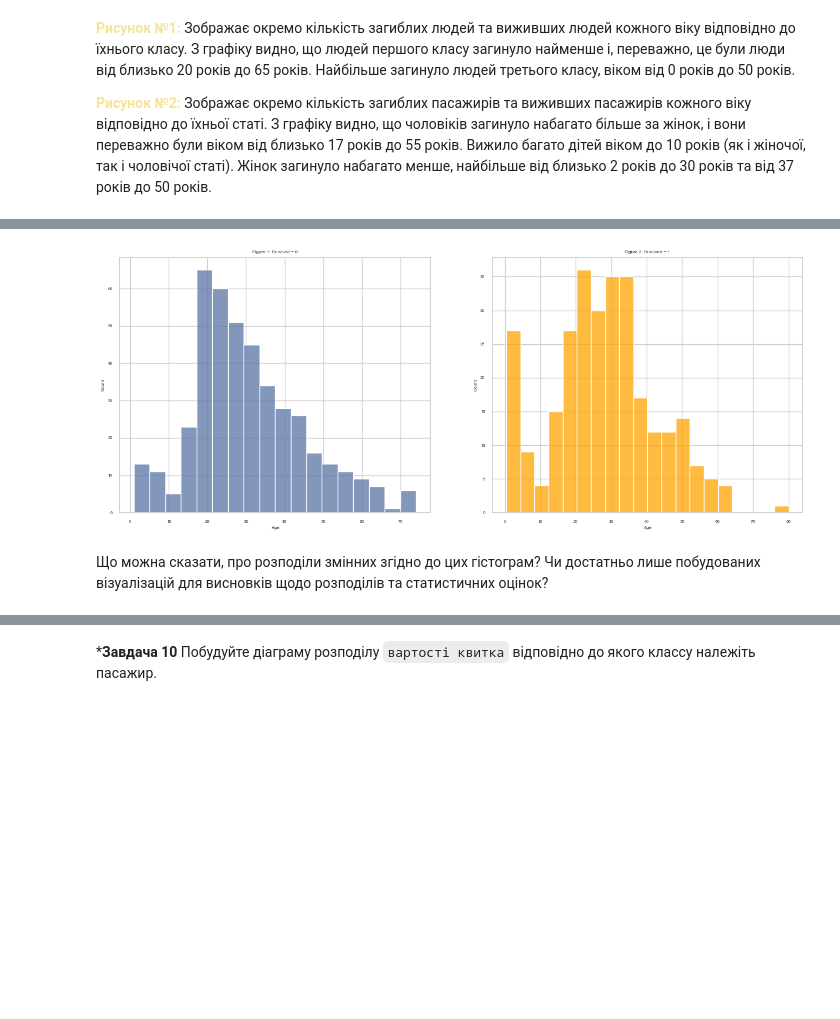
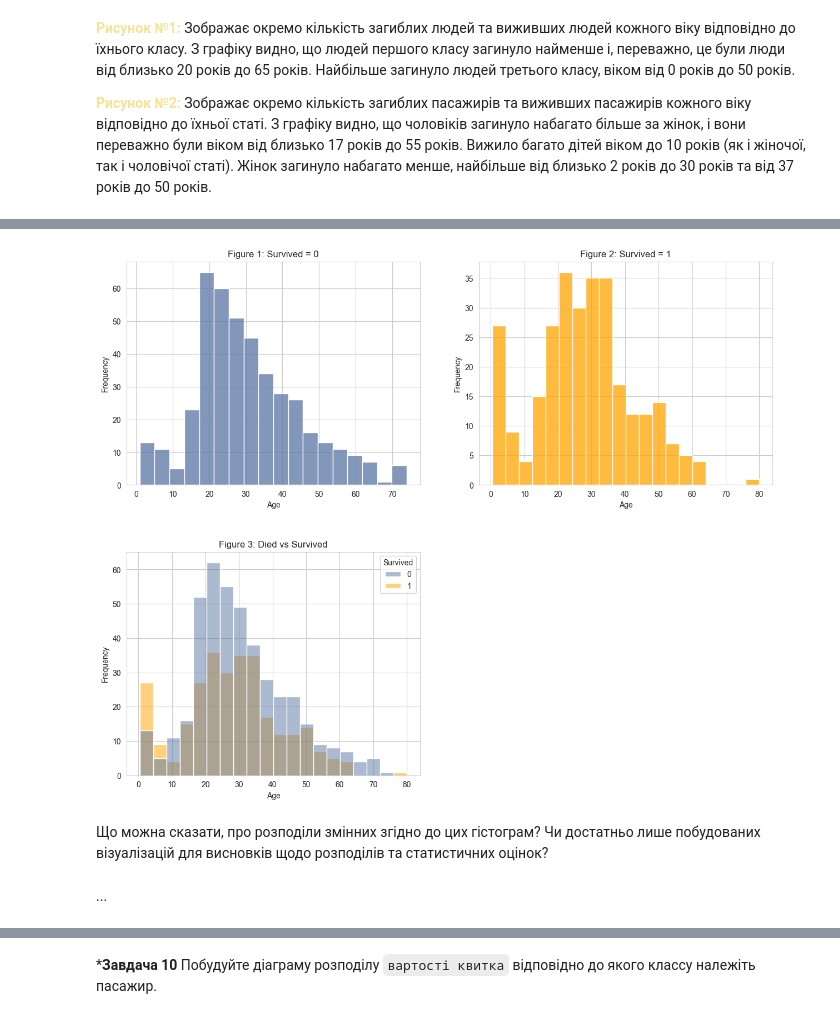
Before and after one commit to HumnytskaLiza/ai-labs, a Jupyter notebook: task2/task2_basic_ai_python_liza_humnytska.ipynb, the cells around one changed output, grey strips where cells are left out. Drawn from its saved outputs; the diff is of its cells as text; code cells hidden in the pictures; blank space fills up the shorter version.

```diff
--- a/task2/task2_basic_ai_python_liza_humnytska.ipynb
+++ b/task2/task2_basic_ai_python_liza_humnytska.ipynb
@@ -262,23 +269,36 @@ plt.show()
 # %%
 df_survived_age = dataset.loc[dataset["Survived"] == 1, ["Age"]]
 df_died_age = dataset.loc[dataset["Survived"] == 0, ["Age"]]
+df_survived_and_dead = dataset[["Survived", "Age"]]
 
 
-fig, (ax1, ax2) = plt.subplots(1,2, figsize=(16, 6))
-sns.set_style("whitegrid")
+fig = plt.figure(figsize=(15, 12))
+plt.subplots_adjust(hspace=0.3)
+
+ax1 = fig.add_subplot(2,2,1)
+ax2 = fig.add_subplot(2,2,2)
+ax3 = fig.add_subplot(2,2,3)
 
 sns.histplot(data=df_died_age, x="Age", ax=ax1, color='#5975A4', binwidth=4)
 ax1.set_title("Figure 1: Survived = 0")
+ax1.set_ylabel("Frequency")
 
 sns.histplot(data=df_survived_age, x="Age", ax=ax2, color='orange', binwidth=4)
 ax2.set_title("Figure 2: Survived = 1")
+ax2.set_ylabel("Frequency")
+
+sns.histplot(data=df_survived_and_dead, x="Age", ax=ax3, hue="Survived", palette=["#5975A4", "orange"], binwidth=4)
+ax3.set_title("Figure 3: Died vs Survived")
+ax3.set_ylabel("Frequency")
 
 
 plt.show()
 # %% [output]
-[figure, old version]
+[figure, new version]
 # %% [markdown]
 Що можна сказати, про розподіли змінних згідно до цих гістограм? Чи достатньо лише побудованих візуалізацій для висновків щодо розподілів та статистичних оцінок?
+# %% [markdown]
+...
 # %% [markdown]
 **Задача 9:** Побудуйте наступні діаграми та проведіть аналітику шансів на виживання серед пасажирів:
 ![image.png](embedded-picture-1)
```
Also changed, not shown: parts of 7 cells of this notebook, 2 other files.
